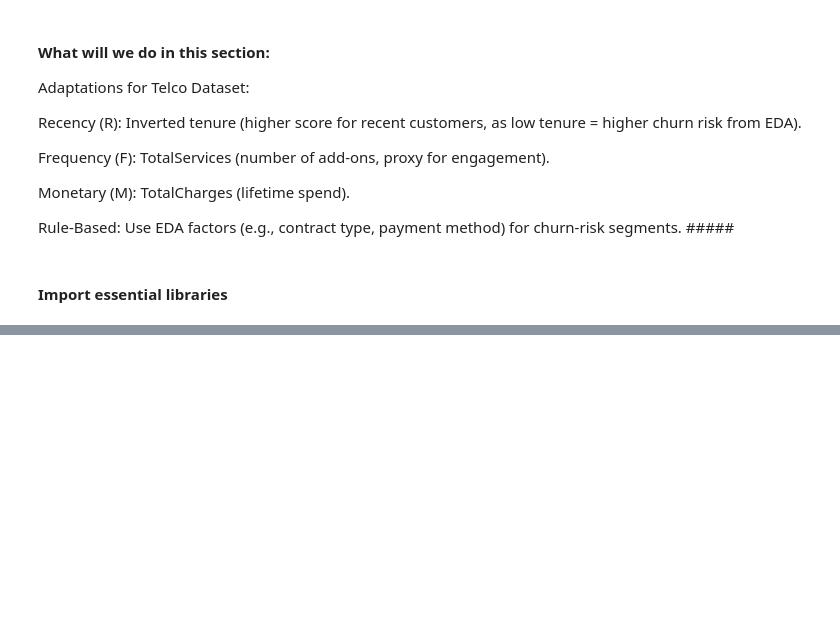
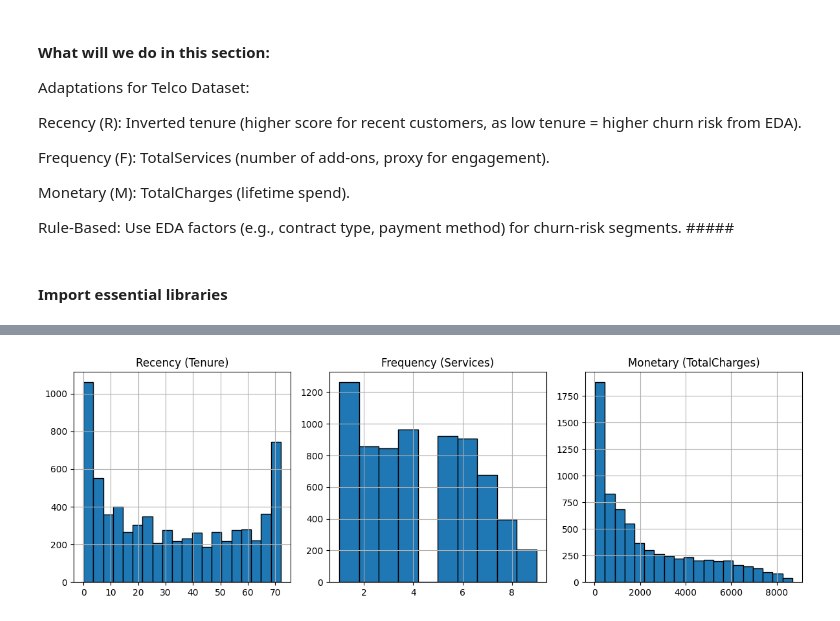
Before and after one commit to rakibakond95/Telco_customer_churn_analysis, a Jupyter notebook: Analyze_data/Customer_segmentation&behavior_analysis.ipynb, the cells around one changed output, grey strips where cells are left out. Drawn from its saved outputs; the diff is of its cells as text; code cells hidden in the pictures; blank space fills up the shorter version.

```diff
--- a/Analyze_data/Customer_segmentation&behavior_analysis.ipynb
+++ b/Analyze_data/Customer_segmentation&behavior_analysis.ipynb
@@ -30,0 +64,13 @@ telco.tail()
+# %%
+# Recency: Tenure
+telco['Recency'] = telco['tenure']
+
+# Frequency: TotalServices
+telco['Frequency'] = telco['TotalServices']
+
+# Monetary: TotalCharges
+telco['Monetary'] = telco['TotalCharges']
+
+# RFM DataFrame
+rfm_telco = telco[['Recency', 'Frequency', 'Monetary', 'Churn', 'ChurnBinary']]
+print(rfm_telco.describe())
@@ -30,0 +97,8 @@ telco.tail()
+# %%
+plt.figure(figsize=(12,4))
+plt.subplot(1,3,1); rfm_telco['Recency'].hist(bins=20, edgecolor='black'); plt.title('Recency (Tenure)')
+plt.subplot(1,3,2); rfm_telco['Frequency'].hist(bins=10, edgecolor='black'); plt.title('Frequency (Services)')
+plt.subplot(1,3,3); rfm_telco['Monetary'].hist(bins=20, edgecolor='black'); plt.title('Monetary (TotalCharges)')
+plt.tight_layout(); plt.savefig('../assets/rfm_dist.png'); plt.show()
+# %% [output]
+[figure, added]
```
Also changed, not shown: parts of 28 cells of this notebook.
